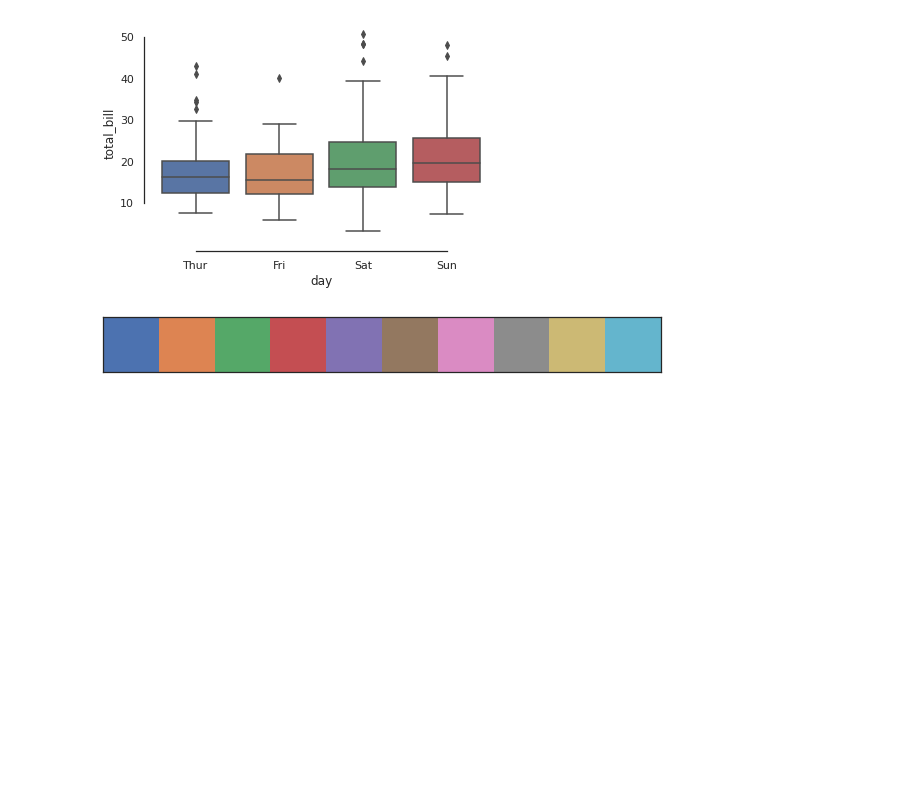
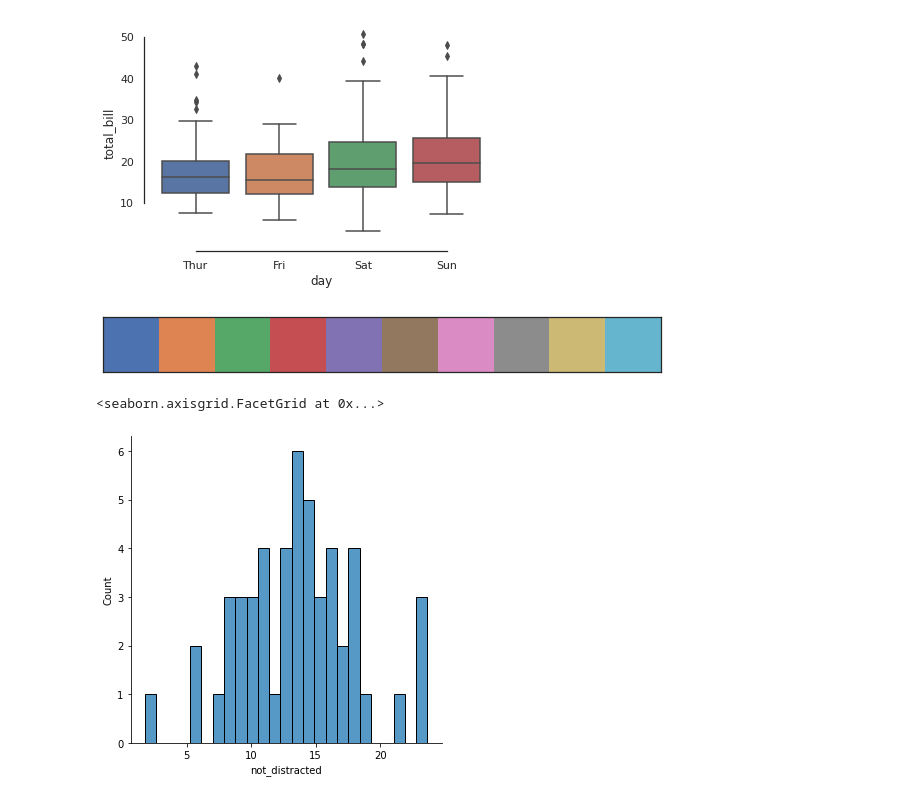
Before and after one commit to farhanasajeer/Python-programs, a Jupyter notebook: seaborn.ipynb, the cells around one changed output. Saved outputs shown, nothing was run; the diff lists cells and outputs as text; code cells hidden in the pictures; blank space fills up the shorter version.

```diff
--- a/seaborn.ipynb
+++ b/seaborn.ipynb
@@ -112,0 +122,11 @@ sns.palplot(c)
+# %%
+# load abuilt in dataset based on US state car crash  percentages
+crash_df = sns.load_dataset('car_crashes')
+
+# distribution plot
+# provides a way to look at a univariate distribution . A
+# univeriate distribution provides a distribution for one variable
+sns.displot(crash_df['not_distracted'], kde=False, bins=25)
+# %% [output]
+<seaborn.axisgrid.FacetGrid at 0x...>
+[figure, added]
```
Also changed, not shown: parts of 16 cells of this notebook.
